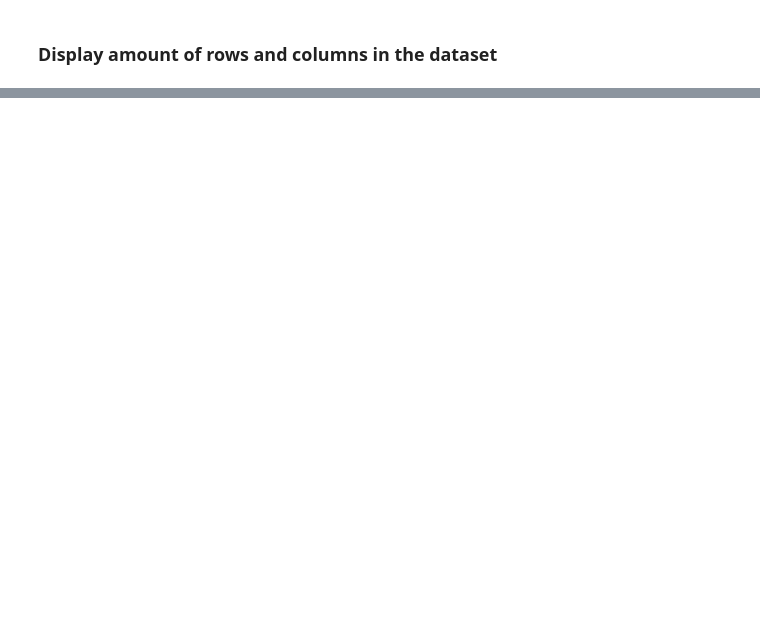
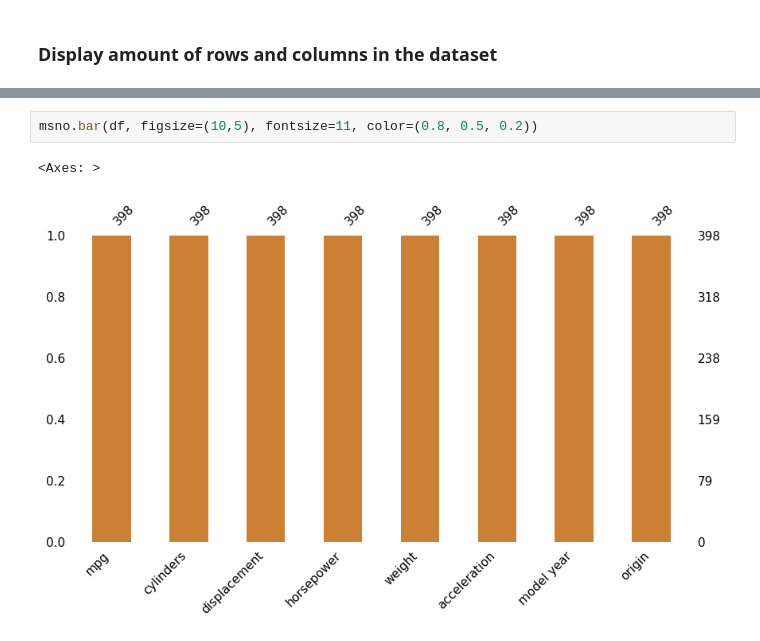
Before and after one commit to christgithub/Machine-Learning, a Jupyter notebook: unit2/unit2-auto-mpg.ipynb, the cells around one changed output, grey strips where cells are left out. Cells and saved outputs as stored; diff of their text form; blank space fills up the shorter version.

```diff
--- a/unit2/unit2-auto-mpg.ipynb
+++ b/unit2/unit2-auto-mpg.ipynb
@@ -52,0 +74,5 @@ df.shape
+# %%
+msno.bar(df, figsize=(10,5), fontsize=11, color=(0.8, 0.5, 0.2))
+# %% [output]
+<Axes: >
+[figure, added]
```
Also changed, not shown: parts of 19 cells of this notebook.
